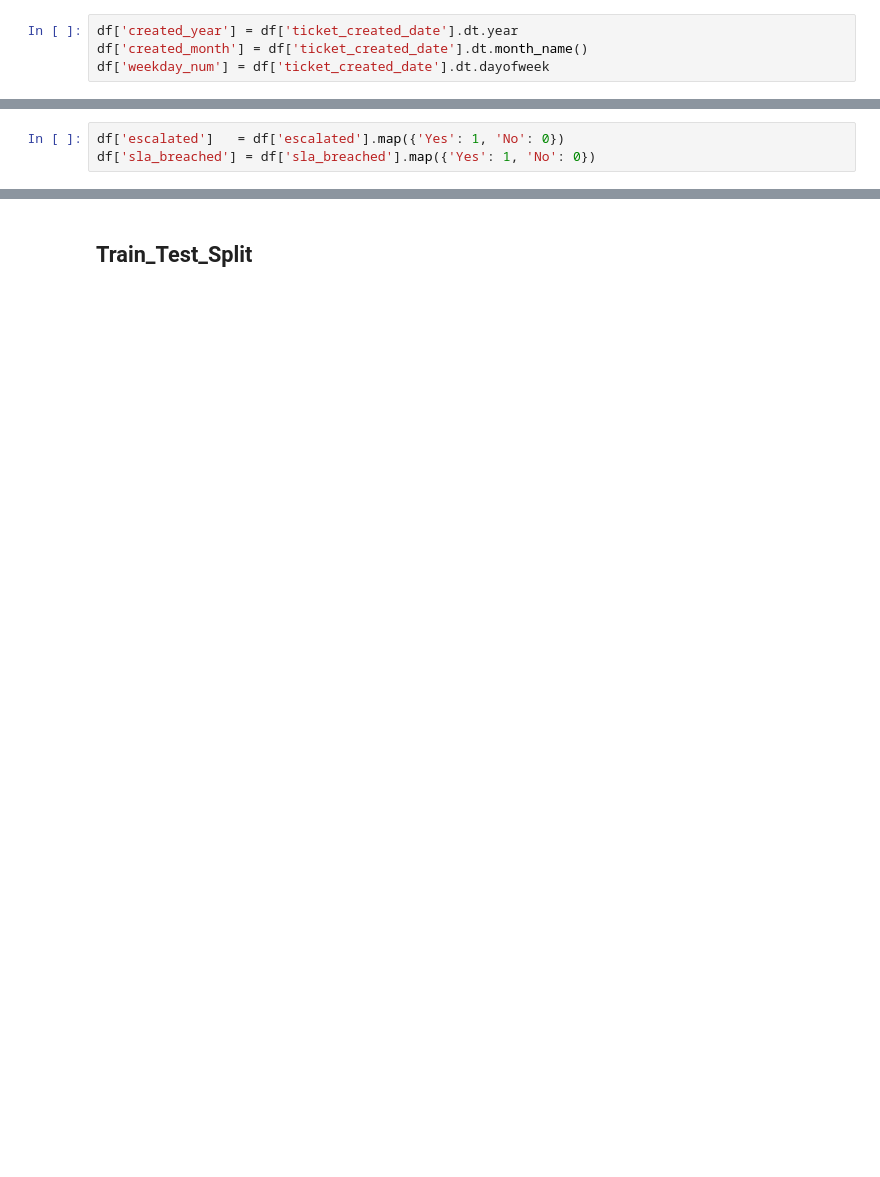
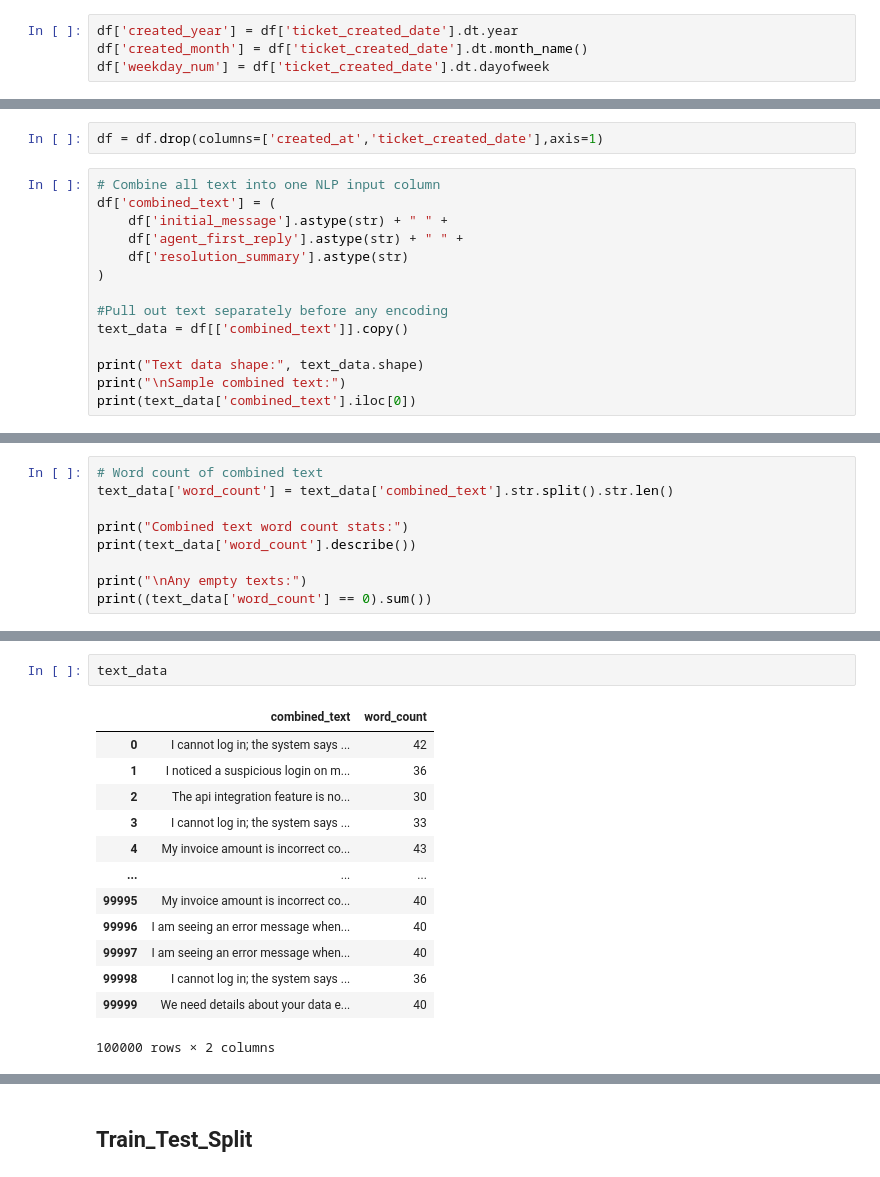
Before and after one commit to faizan23804/Customer-Risk-Escalation-Engine, a Jupyter notebook: notebooks/FE.ipynb, the cells around one changed output, grey strips where cells are left out. Cells and saved outputs as stored; diff of their text form; blank space fills up the shorter version.

```diff
--- a/notebooks/FE.ipynb
+++ b/notebooks/FE.ipynb
@@ -180,3 +139,16 @@ df = df.drop(colum,axis=1)
-# %%
-df['escalated']   = df['escalated'].map({'Yes': 1, 'No': 0})
-df['sla_breached'] = df['sla_breached'].map({'Yes': 1, 'No': 0})
+# %%
+df = df.drop(columns=['created_at','ticket_created_date'],axis=1)
+# %%
+# Combine all text into one NLP input column
+df['combined_text'] = (
+    df['initial_message'].astype(str) + " " +
+    df['agent_first_reply'].astype(str) + " " +
+    df['resolution_summary'].astype(str)
+)
+
+#Pull out text separately before any encoding
+text_data = df[['combined_text']].copy()
+
+print("Text data shape:", text_data.shape)
+print("\nSample combined text:")
+print(text_data['combined_text'].iloc[0])
@@ -186,2 +180,11 @@ priority_map = {
 }
 df['priority'] = df['priority'].map(priority_map)
+# %%
+# Word count of combined text
+text_data['word_count'] = text_data['combined_text'].str.split().str.len()
+
+print("Combined text word count stats:")
+print(text_data['word_count'].describe())
+
+print("\nAny empty texts:")
+print((text_data['word_count'] == 0).sum())
@@ -216,4 +240,20 @@ combined_text                     object
 dtype: object
+# %%
+text_data
+# %% [output]
+|  | combined_text | word_count |
+| 0 | I cannot log in; the system says ... | 42 |
+| 1 | I noticed a suspicious login on m... | 36 |
+| 2 | The api integration feature is no... | 30 |
+| 3 | I cannot log in; the system says ... | 33 |
+| 4 | My invoice amount is incorrect co... | 43 |
+| ... | ... | ... |
+| 99995 | My invoice amount is incorrect co... | 40 |
+| 99996 | I am seeing an error message when... | 40 |
+| 99997 | I am seeing an error message when... | 40 |
+| 99998 | I cannot log in; the system says ... | 36 |
+| 99999 | We need details about your data e... | 40 |
+100000 rows × 2 columns
 # %%
 df['escalated']
 # %% [output]
```
Also changed, not shown: parts of 34 cells of this notebook, 50 other files.
